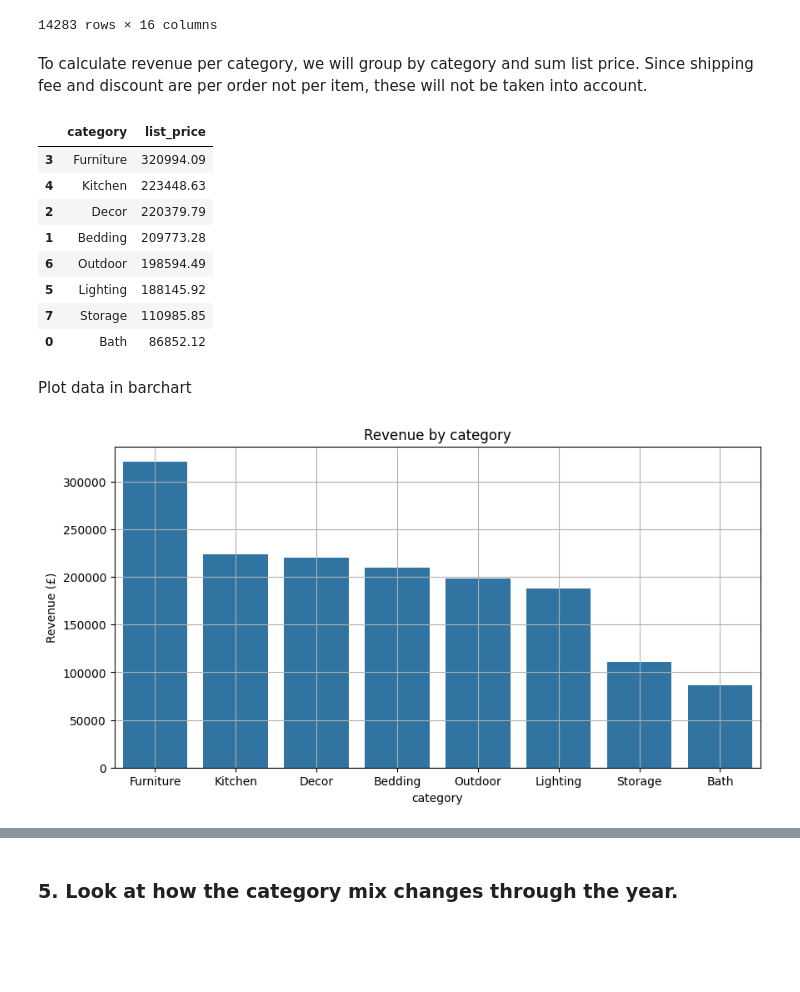
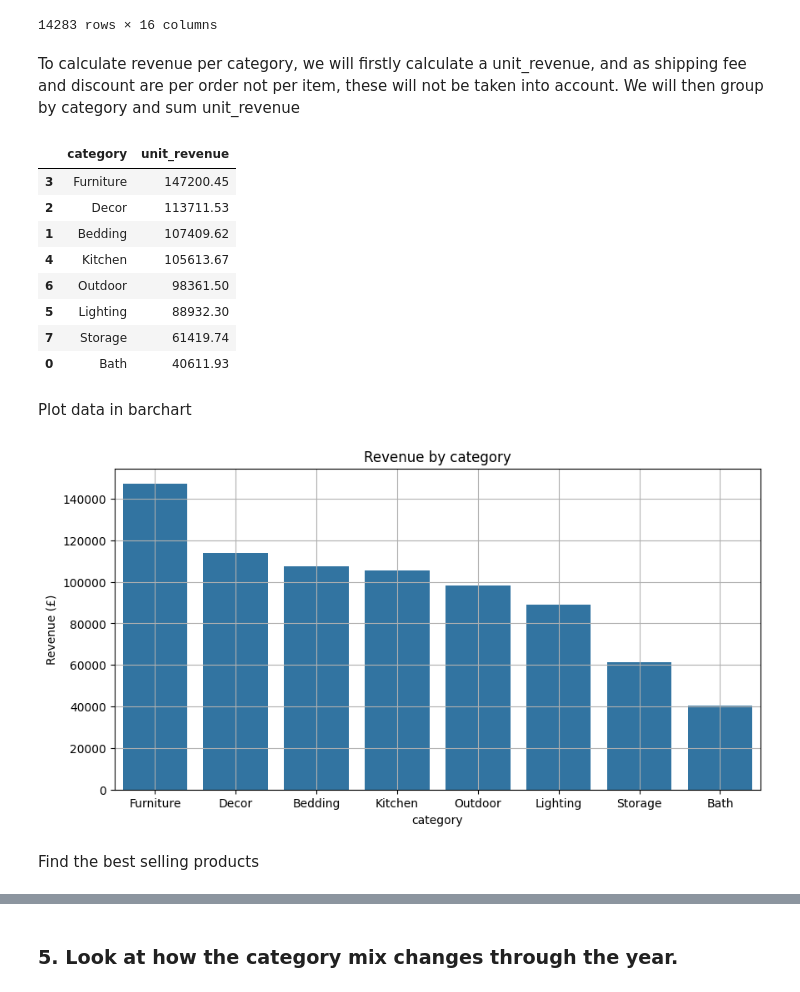
Before and after one commit to Mohamed-Shaheedullah/wayfair-python-analysis, a Jupyter notebook: wayfair-analysis.ipynb, the cells around one changed output, grey strips where cells are left out. Saved outputs shown, nothing was run; the diff lists cells and outputs as text; code cells hidden in the pictures; blank space fills up the shorter version.

Commit message:
changed revenue for category to unit revenue

```diff
--- a/wayfair-analysis.ipynb
+++ b/wayfair-analysis.ipynb
@@ -370,37 +370,41 @@ orders_with_products
 | 14282 | 109207 | 1043 | 1 | 134.39 | 26.88 | 2208 | 2025-12-31 23:23:29 | completed | ... |
 14283 rows × 16 columns
 # %% [markdown]
-To calculate revenue per category, we will group by category and sum list price.  Since shipping fee and discount are per order not per item, these will not be taken into account.
+To calculate revenue per category, we will firstly calculate a unit_revenue, and as shipping fee and discount are per order not per item, these will not be taken into account.  We will then group by category and sum unit_revenue
+# %%
+orders_with_products['unit_revenue'] = orders_with_products['list_price'] - orders_with_products['unit_cost']
 # %%
-revenue_per_category = round(orders_with_products.groupby('category')['list_price'].sum(), 2)
+revenue_per_category = round(orders_with_products.groupby('category')['unit_revenue'].sum(), 2)
 # %%
 revenue_per_category = revenue_per_category.reset_index()
 # %%
-revenue_per_category = revenue_per_category.sort_values(by='list_price', ascending=False)
+revenue_per_category = revenue_per_category.sort_values(by='unit_revenue', ascending=False)
 # %%
 revenue_per_category
 # %% [output]
-|  | category | list_price |
-| 3 | Furniture | 320994.09 |
-| 4 | Kitchen | 223448.63 |
-| 2 | Decor | 220379.79 |
-| 1 | Bedding | 209773.28 |
-| 6 | Outdoor | 198594.49 |
-| 5 | Lighting | 188145.92 |
-| 7 | Storage | 110985.85 |
-| 0 | Bath | 86852.12 |
+|  | category | unit_revenue |
+| 3 | Furniture | 147200.45 |
+| 2 | Decor | 113711.53 |
+| 1 | Bedding | 107409.62 |
+| 4 | Kitchen | 105613.67 |
+| 6 | Outdoor | 98361.50 |
+| 5 | Lighting | 88932.30 |
+| 7 | Storage | 61419.74 |
+| 0 | Bath | 40611.93 |
 # %% [markdown]
 Plot data in barchart
 # %%
 # 3. Plot using Seaborn
 plt.figure(figsize=(10, 5))
-sns.barplot(data=revenue_per_category, x='category', y='list_price')
+sns.barplot(data=revenue_per_category, x='category', y='unit_revenue')
 
 plt.title('Revenue by category')
 plt.xlabel('category')
 plt.ylabel('Revenue (£)')
 plt.ylim(bottom=0)
 plt.grid(True)
 plt.show()
 # %% [output]
-[figure, old version]
+[figure, new version]
+# %% [markdown]
+Find the best selling products
```
Also changed, not shown: parts of 5 cells of this notebook.
